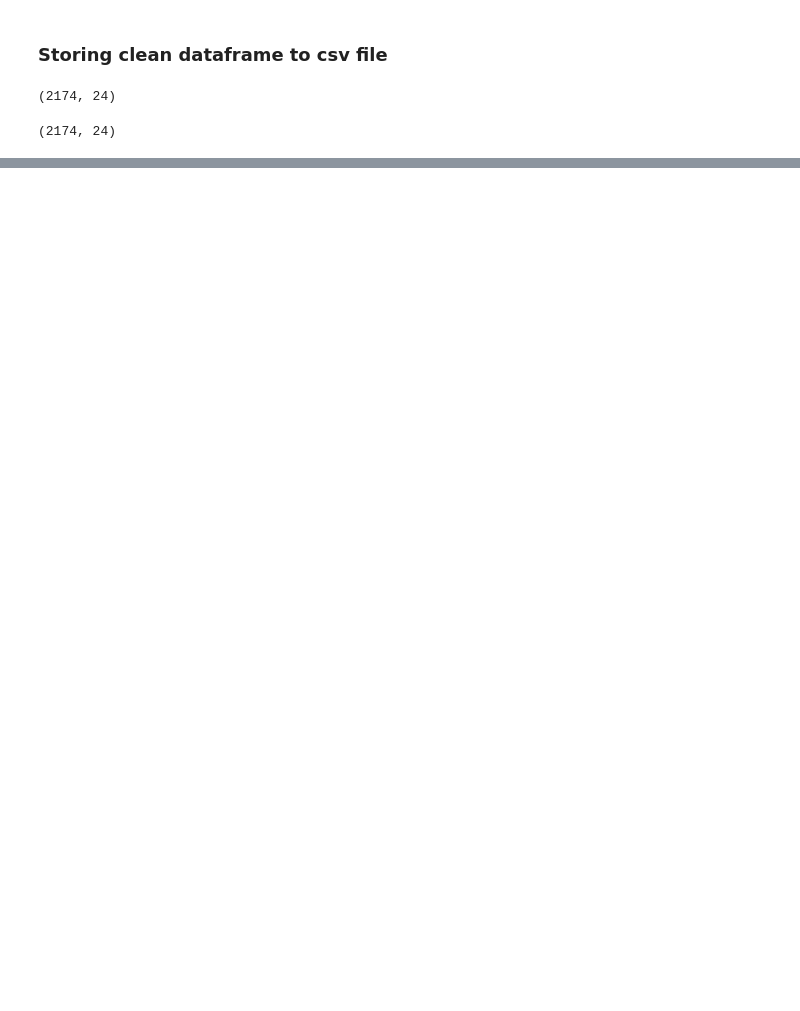
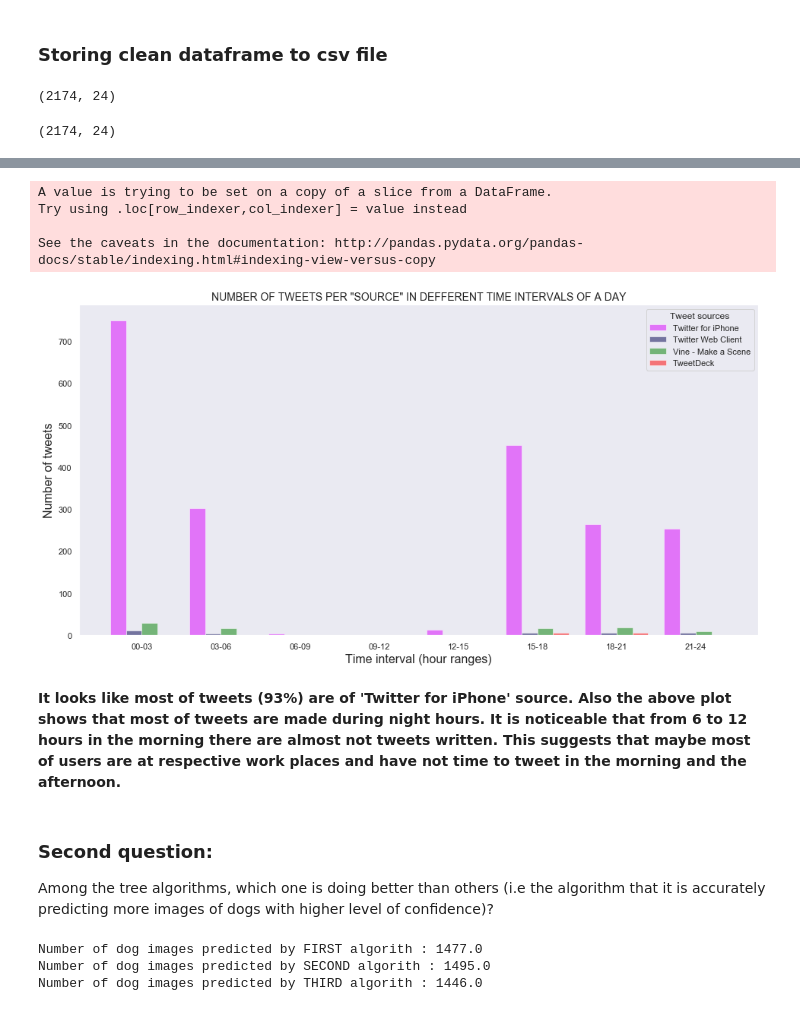
Before and after one commit to benjaminuwimana/WranglingData, a Jupyter notebook: wrangle_act.ipynb, the cells around one changed output, grey strips where cells are left out. Drawn from its saved outputs; the diff is of its cells as text; code cells hidden in the pictures; blank space fills up the shorter version.

```diff
--- a/wrangle_act.ipynb
+++ b/wrangle_act.ipynb
@@ -854,0 +884,5 @@ twitter_master.shape
+# %%
+### Extracting 'hour' field from the 'timestamp' column
+import datetime
+df_sources.timestamp = pd.to_datetime(df_sources.timestamp)
+df_sources["hour"] = df_sources["timestamp"].dt.hour
@@ -854,0 +900,57 @@ twitter_master.shape
+# %%
+### Making hour range labels
+hour_ranges = ["00-03","03-06", "06-09", "09-12", "12-15", "15-18", "18-21","21-24"]
+# %%
+### Cutting 'hour' column into 8 bins
+df_sources["hour_range"] = pd.cut(x=df_sources['hour'], bins=8, labels=hour_ranges)
+# %% [output]
+A value is trying to be set on a copy of a slice from a DataFrame.
+Try using .loc[row_indexer,col_indexer] = value instead
+
+See the caveats in the documentation: http://pandas.pydata.org/pandas-docs/stable/indexing.html#indexing-view-versus-copy
+# %%
+### Counting tweets per 'hour_range' and per 'source'
+df_sources_summary = df_sources.groupby(["hour_range", "source"]).count()
+# %%
+sns.set()
+### defining bars positions and width
+pos = list(range(len(df_sources_summary.query('source =="Twitter for iPhone"'))))
+width = 0.2
+
+### plotting bars
+fig, ax = plt.subplots(figsize=(16,8))
+
+plt.bar(pos, df_sources_summary.query('source =="Twitter for iPhone"')["hour"], width, alpha=0.5, color='#d900ff', \
+        label= "Twitter for iPhone")
+plt.bar([p + width for p in pos], df_sources_summary.query('source =="Twitter Web Client"')["hour"], width, alpha=0.5, \
+        color='#00004d', label= "Twitter Web Client")
+plt.bar([p + width*2 for p in pos], df_sources_summary.query('source =="Vine - Make a Scene"')["hour"], width, alpha=0.5, \
+        color='green', label= "Vine - Make a Scene")
+plt.bar([p + width*3 for p in pos], df_sources_summary.query('source =="TweetDeck"')["hour"], width, alpha=0.5, \
+        color='red', label= "TweetDeck")
+
+
+### axis labels
+ax.set_ylabel('Number of tweets', fontsize = 16)
+ax.set_xlabel('Time interval (hour ranges)', fontsize = 16)
+
+### title
+ax.set_title('NUMBER OF TWEETS PER "SOURCE" IN DEFFERENT TIME INTERVALS OF A DAY', fontsize = 14)
+
+### x axis ticks
+ax.set_xticks([p + 1.5 * width for p in pos])
+
+# x ticks labels
+ax.set_xticklabels(hour_ranges)
+
+# legend
+plt.legend( title = "Tweet sources", loc='upper right')
+plt.grid()
+plt.show()
+# %% [output]
+[figure, added]
+# %% [markdown]
+**It looks like most of tweets (93%) are of 'Twitter for iPhone' source. Also the above plot shows that most of tweets are made during night hours. It is noticeable that from 6 to 12 hours in the morning there are almost not tweets written. This suggests that maybe most of users are at respective work places and have not time to tweet in the morning and the afternoon.**
+# %% [markdown]
+### Second question:
+Among the tree algorithms, which one is doing better than others (i.e the algorithm that it is accurately predicting more images of dogs with higher level of confidence)?
@@ -854,0 +961,9 @@ twitter_master.shape
+# %%
+### Number of dog's images successfully predicted by each algorithm
+print("Number of dog images predicted by FIRST algorith : {}".format(sum(df_algorithms.p1_dog)))
+print("Number of dog images predicted by SECOND algorith : {}".format(sum(df_algorithms.p2_dog)))
+print("Number of dog images predicted by THIRD algorith : {}".format(sum(df_algorithms.p3_dog)))
+# %% [output]
+Number of dog images predicted by FIRST algorith : 1477.0
+Number of dog images predicted by SECOND algorith : 1495.0
+Number of dog images predicted by THIRD algorith : 1446.0
```
Also changed, not shown: parts of 30 cells of this notebook.
